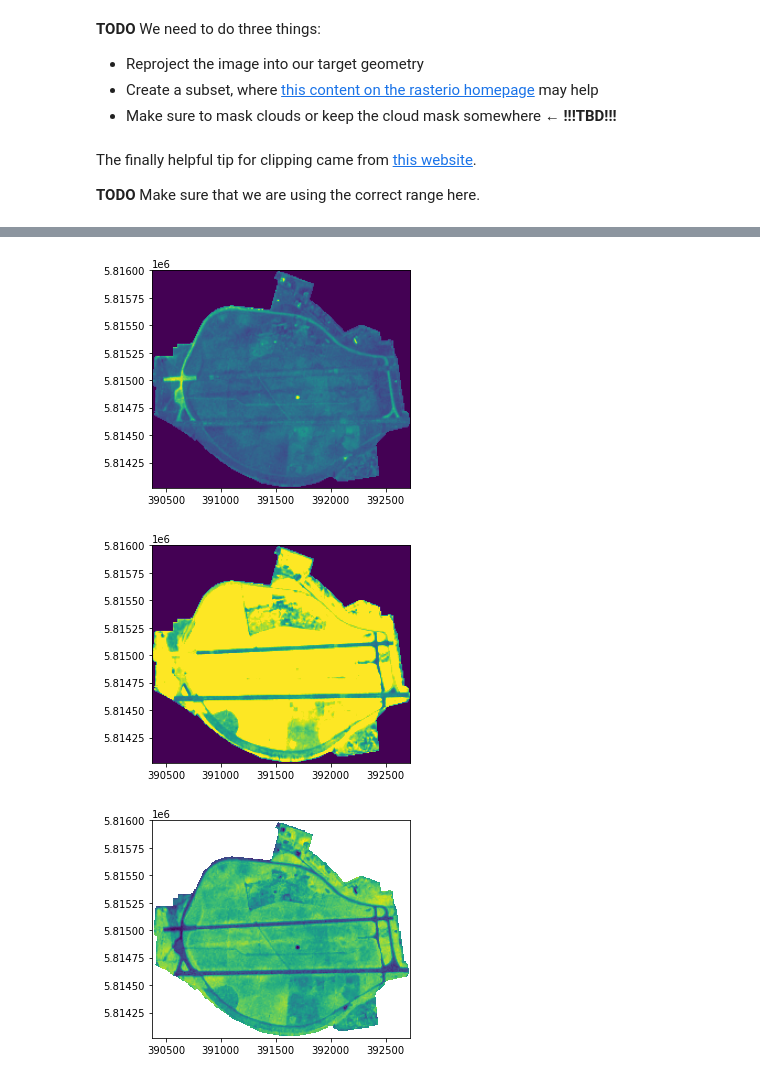
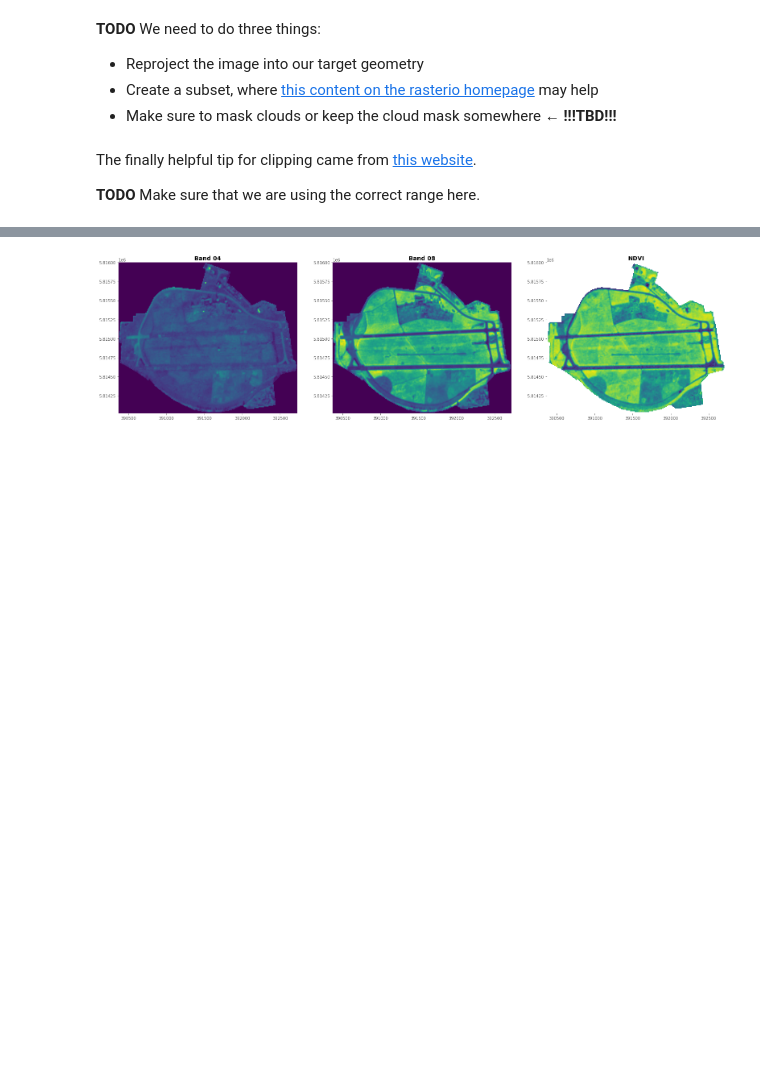
Before and after one commit to rrrnld/earth-observation-for-journalism, a Jupyter notebook: sources/02a NDVI.ipynb, the cells around one changed output, grey strips where cells are left out. Saved outputs shown, nothing was run; the diff lists cells and outputs as text; code cells hidden in the pictures; blank space fills up the shorter version.

```diff
--- a/sources/02a NDVI.ipynb
+++ b/sources/02a NDVI.ipynb
@@ -134,4 +132,5 @@ product_paths = list(map(lambda x: x['path'], downloaded.values()))
 # %%
-b04_path, b08_path = sentinel_helpers.scihub_band_paths(product_paths[0], ['B04', 'B08'], '10m')
+product_path = next(base_path.glob(deduped.iloc[0]['title'] + '*'))
+b04_path, b08_path = sentinel_helpers.scihub_band_paths(product_path, ['B04', 'B08'], '10m')
 b04_path, b08_path
 # %% [output]
@@ -144,7 +143,7 @@ b04_path, b08_path
 - Create a subset, where [this content on the rasterio homepage](https://rasterio.readthedocs.io/en/latest/topics/masking-by-shapefile.html) may help
 - Make sure to mask clouds or keep the cloud mask somewhere ← **!!!TBD!!!**
 # %%
-subset_path = base_path / 'subset'
-subset_path.mkdir(exist_ok=True, parents=True)
+ndvi_path = base_path / 'ndvi'
+ndvi_path.mkdir(exist_ok=True, parents=True)
 # %%
-cloud_mask = sentinel_helpers.scihub_cloud_mask(product_paths[0])
+cloud_mask = sentinel_helpers.scihub_cloud_mask(product_path)
@@ -159,6 +152,17 @@ The finally helpful tip for clipping came from [this website](https://automating
 
 **TODO** Make sure that we are using the correct range here.
 # %%
+%%time
+
+import matplotlib.pyplot as plt
+import numpy as np
+import rasterio as r
+import rasterio.mask
+import rasterio.plot as rplt
+
+def normalize(v):
+    return (np.clip(v, 0, 10_000) / 10_000).astype('f4') # ← four-byte-float / float32
+
 with r.open(b04_path, 'r') as b04, r.open(b08_path, 'r') as b08:
     # we want to only write the bare minimum data necessary to disk
     out_meta = b04.meta.copy()
@@ -177,28 +181,31 @@ with r.open(b04_path, 'r') as b04, r.open(b08_path, 'r') as b08:
     })
     out_name = Path(b04_path).name.replace('B04', 'NDVI').replace('.jp2', '.tif')
 
-    output_path = Path('output') / out_name
-    output_path.parent.mkdir(exist_ok=True, parents=True)
+    output_path = ndvi_path / out_name
+    with r.open(output_path, 'w+', **out_meta) as dst:
+        fig, (ax1, ax2, ax3) = plt.subplots(1, 3, figsize=(27,9))
 
-    with r.open(output_path, 'w+', **out_meta) as dst:
+        # hide background grid in plot
+        ax1.grid(False)
+        ax2.grid(False)
+        ax3.grid(False)
+
         # we take only the part out of our source raster that we actually need
         # crop=True clips off the borders
         b04, transform_b04 = rasterio.mask.mask(b04, shapes=[mask], crop=True)
         b08, _ = rasterio.mask.mask(b08, shapes=[mask], crop=True) # we ignore the returned transform because it's identical to the previous one
 
-        b04 = scihub_normalize_range(b04).astype('f4') # <- f4 = float32
-        b08 = scihub_normalize_range(b08).astype('f4')
-
-        # uncomment the following line to see if your masked shape looks correct
-        rplt.show(b04, transform=transform_b04)
-        rplt.show(b08, transform=transform_b04)
+        b04 = normalize(b04)
+        b08 = normalize(b08)
 
         # we want to be able to ignore divide by zero errors so the formula is nicer to write
         np.seterr(divide='ignore', invalid='ignore')
         ndvi = (b08 - b04) / (b08 + b04)
 
         # uncomment the following line to see if we calculated the index correctly
-        rplt.show(ndvi, transform=transform_b04)
+        rplt.show(b04, transform=transform_b04, ax=ax1, title='Band 04')
+        rplt.show(b08, transform=transform_b04, ax=ax2, title='Band 08')
+        rplt.show(ndvi, transform=transform_b04, ax=ax3, title='NDVI')
 
         dst.write(ndvi)
 # %% [output]
@@ -205,3 +214 @@ with r.open(b04_path, 'r') as b04, r.open(b08_path, 'r') as b08:
-[figure, old version]
+[figure, new version]
-[figure, removed]
-[figure, removed]
```
Also changed, not shown: parts of 33 cells of this notebook, 2 other files.
